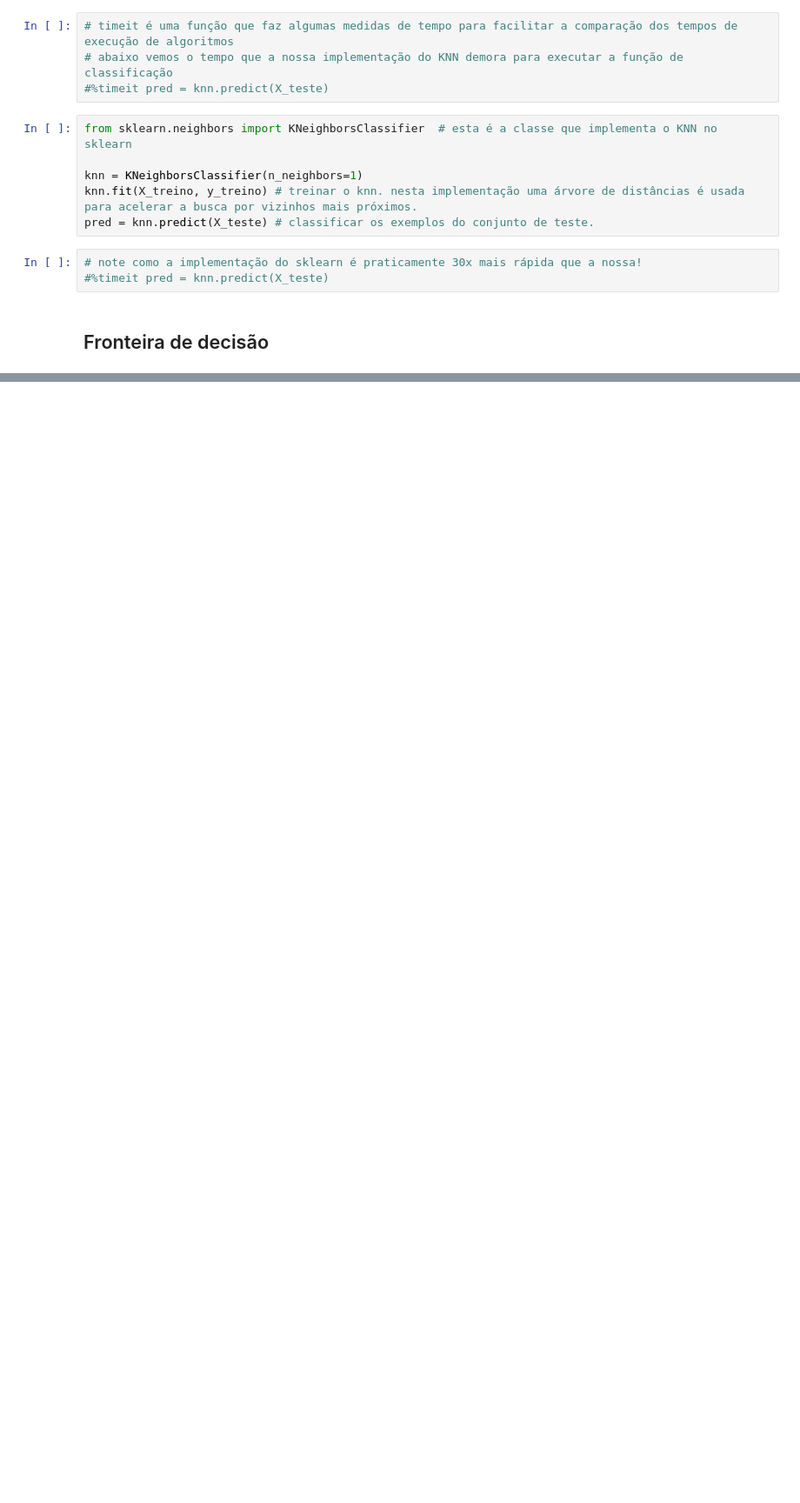
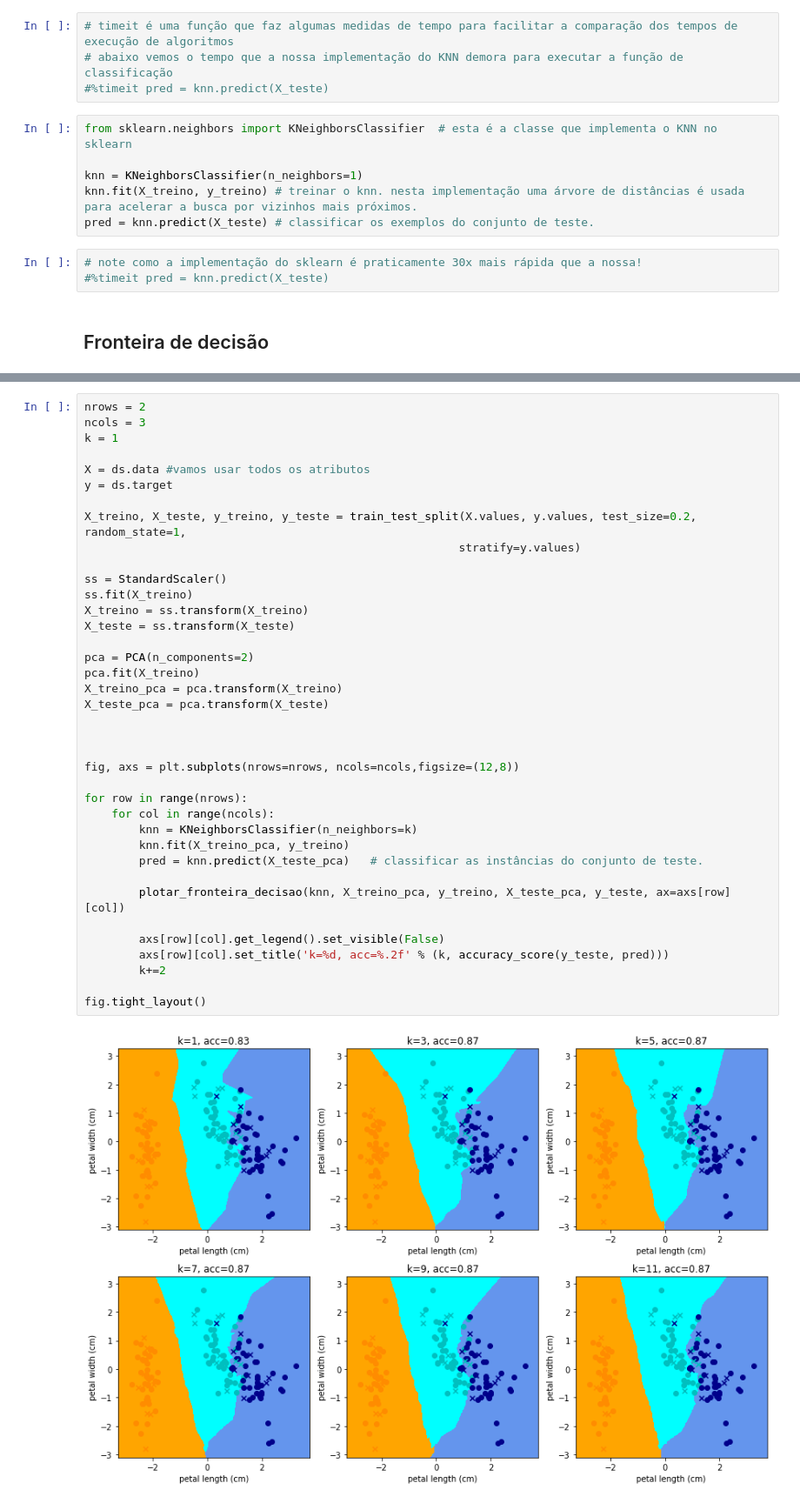
Before and after one commit to julianofoleiss/AM36O, a Jupyter notebook: semana 3/2 - KNN.ipynb, the cells around one changed output, grey strips where cells are left out. Shown at 87% size. Saved outputs shown, nothing was run; the diff lists cells and outputs as text; blank space fills up the shorter version.

```diff
--- a/semana 3/2 - KNN.ipynb
+++ b/semana 3/2 - KNN.ipynb
@@ -189,0 +283,40 @@ Acurácia no teste: 0.97
+# %%
+nrows = 2
+ncols = 3
+k = 1
+
+X = ds.data #vamos usar todos os atributos
+y = ds.target
+
+X_treino, X_teste, y_treino, y_teste = train_test_split(X.values, y.values, test_size=0.2, random_state=1,
+                                                       stratify=y.values)
+
+ss = StandardScaler()
+ss.fit(X_treino)
+X_treino = ss.transform(X_treino)
+X_teste = ss.transform(X_teste)
+
+pca = PCA(n_components=2)
+pca.fit(X_treino)
+X_treino_pca = pca.transform(X_treino)
+X_teste_pca = pca.transform(X_teste)
+
+
+
+fig, axs = plt.subplots(nrows=nrows, ncols=ncols,figsize=(12,8))
+
+for row in range(nrows):
+    for col in range(ncols):
+        knn = KNeighborsClassifier(n_neighbors=k)
+        knn.fit(X_treino_pca, y_treino)
+        pred = knn.predict(X_teste_pca)   # classificar as instâncias do conjunto de teste.
+
+        plotar_fronteira_decisao(knn, X_treino_pca, y_treino, X_teste_pca, y_teste, ax=axs[row][col])
+
+        axs[row][col].get_legend().set_visible(False)
+        axs[row][col].set_title('k=%d, acc=%.2f' % (k, accuracy_score(y_teste, pred)))
+        k+=2
+
+fig.tight_layout()
+# %% [output]
+[figure, added]
```
Also changed, not shown: parts of 14 cells of this notebook.
